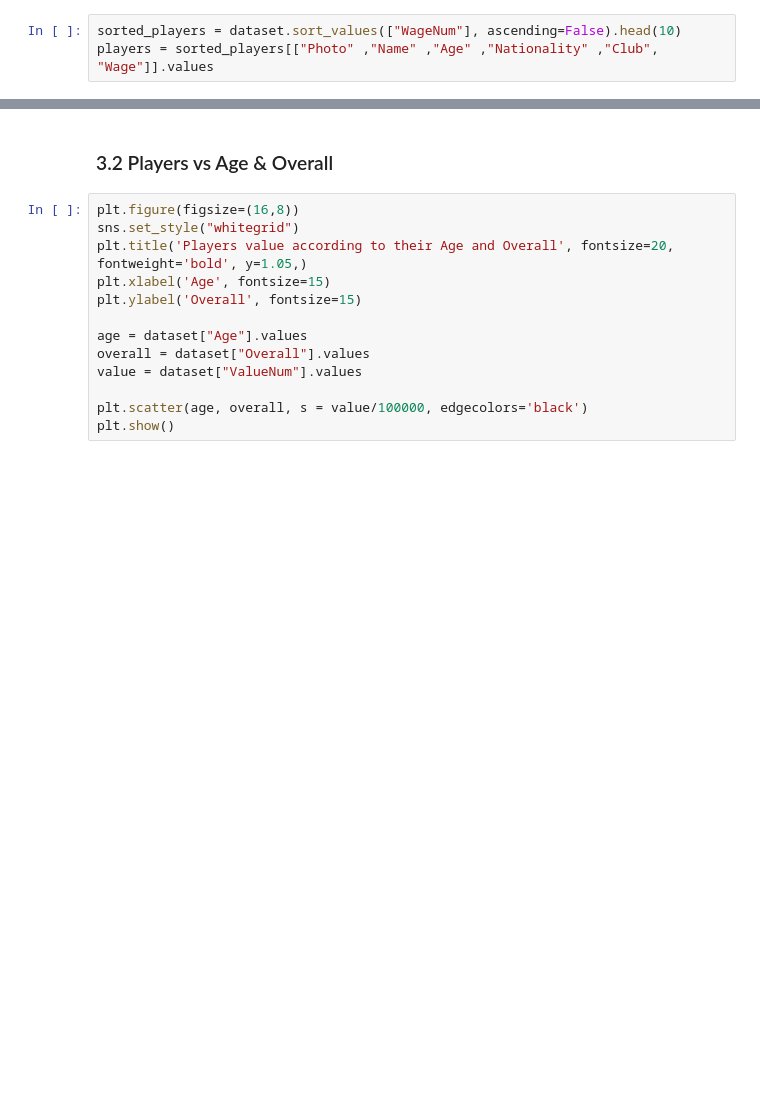
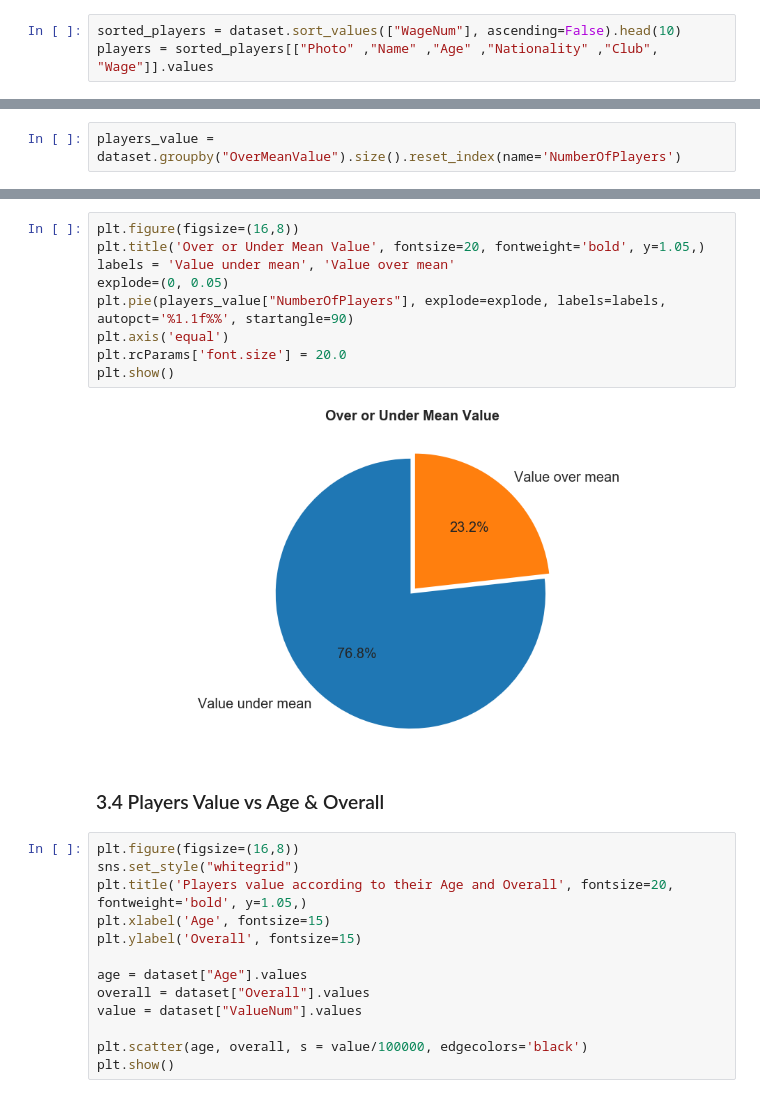
Before and after one commit to SkalskiP/ILearnMachineLearning.py, a Jupyter notebook: 0_Kaggle_projects/Talk_About_Money_FIFA_18_Data_Exploration_With_Python.ipynb, the cells around one changed output, grey strips where cells are left out. Drawn from its saved outputs; the diff is of its cells as text; blank space fills up the shorter version.

```diff
--- a/0_Kaggle_projects/Talk_About_Money_FIFA_18_Data_Exploration_With_Python.ipynb
+++ b/0_Kaggle_projects/Talk_About_Money_FIFA_18_Data_Exploration_With_Python.ipynb
@@ -185,0 +228,2 @@ display(HTML(
+# %%
+players_value = dataset.groupby("OverMeanValue").size().reset_index(name='NumberOfPlayers')
@@ -186,5 +237,16 @@ display(HTML(
+# %%
+plt.figure(figsize=(16,8))
+plt.title('Over or Under Mean Value', fontsize=20, fontweight='bold', y=1.05,)
+labels = 'Value under mean', 'Value over mean'
+explode=(0, 0.05)
+plt.pie(players_value["NumberOfPlayers"], explode=explode, labels=labels, autopct='%1.1f%%', startangle=90)
+plt.axis('equal')
+plt.rcParams['font.size'] = 20.0
+plt.show()
+# %% [output]
+[figure, added]
 # %% [markdown]
-### 3.2 Players vs Age & Overall
+### 3.4 Players Value vs Age & Overall
 # %%
 plt.figure(figsize=(16,8))
 sns.set_style("whitegrid")
```
Also changed, not shown: parts of 17 cells of this notebook.
